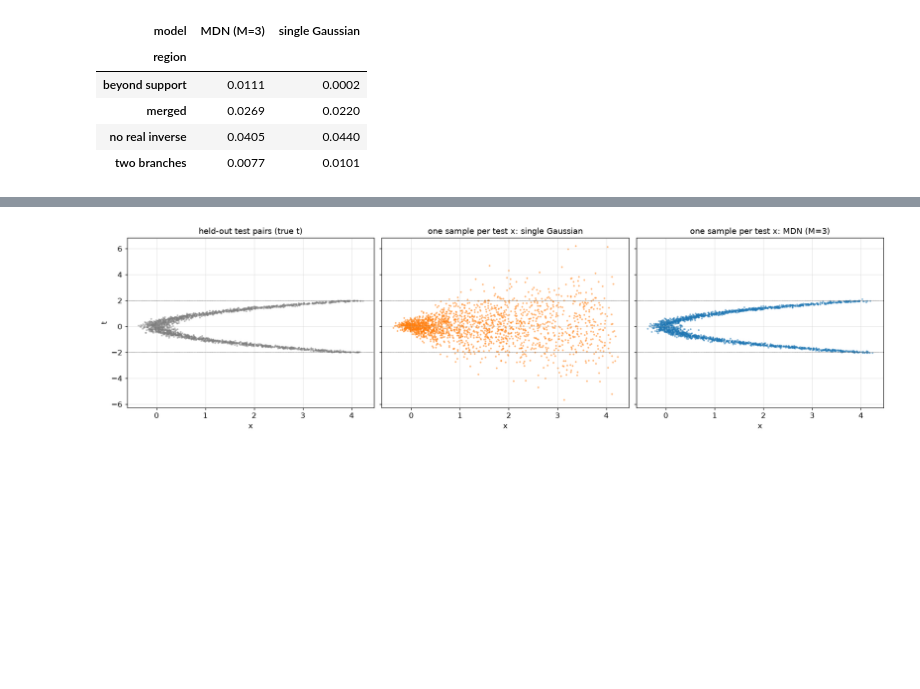
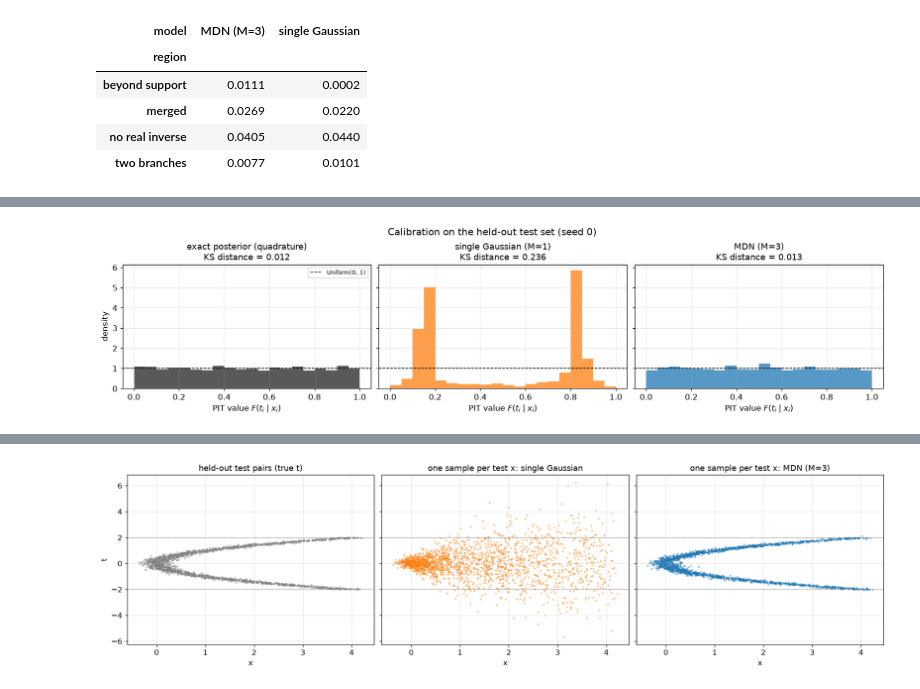
Before and after one commit to aamil-finoj/FDS_Project_8, a Jupyter notebook: Project8_Inverse_Problems.ipynb, the cells around one changed output, grey strips where cells are left out. Cells and saved outputs as stored; diff of their text form; code cells hidden in the pictures; blank space fills up the shorter version.

```diff
--- a/Project8_Inverse_Problems.ipynb
+++ b/Project8_Inverse_Problems.ipynb
@@ -780,0 +838,13 @@ errors are concentrated.
+# %%
+reg_te = np.array([R.classify_region(x, A, SIGMA) for x in x_te])
+REGIONS = ["no real inverse", "merged", "two branches", "beyond support"]
+rows = []
+for name, m in [("single Gaussian (M=1)", sg_model), (f"MDN (M={BASE_MDN.M})", mdn_model)]:
+    d = base.ref_lp - E.log_prob_points(m, x_te, t_te)          # per-point excess NLL
+    for reg in REGIONS:
+        k = reg_te == reg
+        rows.append(dict(model=name, region=reg, n_test_points=int(k.sum()), excess_NLL=d[k].mean(),
+                         paired_SE=d[k].std(ddof=1) / np.sqrt(k.sum()), share_of_total_excess=d[k].sum() / d.sum()))
+by_region = pd.DataFrame(rows)
+by_region.to_csv(RESULTS / "part4_excess_nll_by_region_seed0.csv", index=False)
+display(by_region.set_index(["model", "region"]).round(3))
@@ -813,0 +911,12 @@ wrong. Branch probability must always be read together with NLL, W1 and the dens
+# %%
+fig, axes = plt.subplots(1, 3, figsize=(15, 3.6), sharey=True)
+for ax, (name, c) in zip(axes, [("exact posterior (quadrature)", COLORS["reference"]), ("single Gaussian (M=1)", COLORS["single"]),
+                                (f"MDN (M={BASE_MDN.M})", COLORS["mdn"])]):
+    ax.hist(pit[name], bins=20, range=(0, 1), density=True, color=c, alpha=0.75)
+    ax.axhline(1, color="k", ls="--", lw=1, label="Uniform(0, 1)")
+    ax.set(title=f"{name}\nKS distance = {kstest(pit[name], 'uniform').statistic:.3f}", xlabel=r"PIT value $F(t_i\mid x_i)$")
+axes[0].set_ylabel("density"); axes[0].legend(fontsize=8)
+fig.suptitle("Calibration on the held-out test set (seed 0)")
+savefig(fig, "06_pit_calibration"); plt.show()
+# %% [output]
+[figure, added]
```
Also changed, not shown: parts of 19 cells of this notebook, 18 other files.
